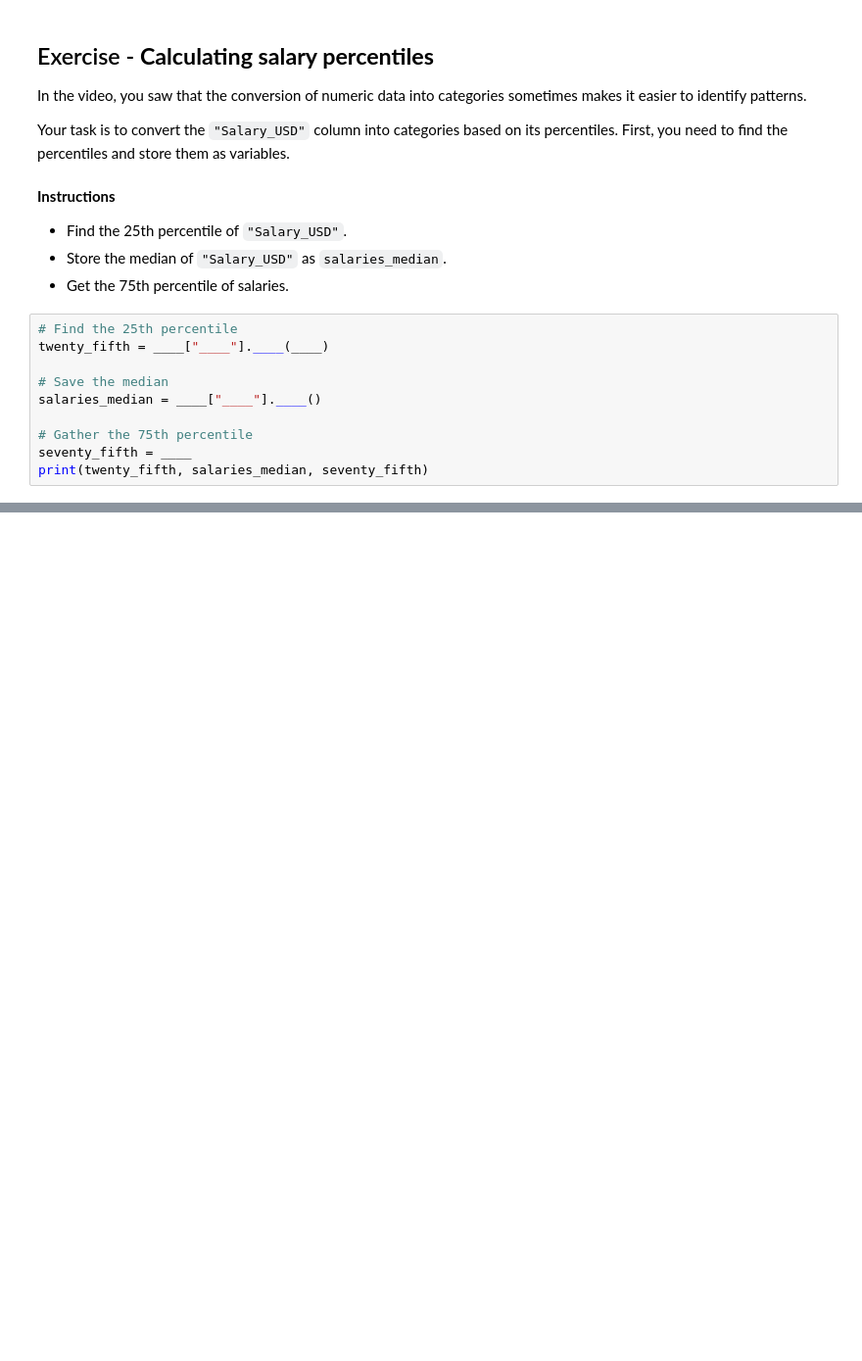
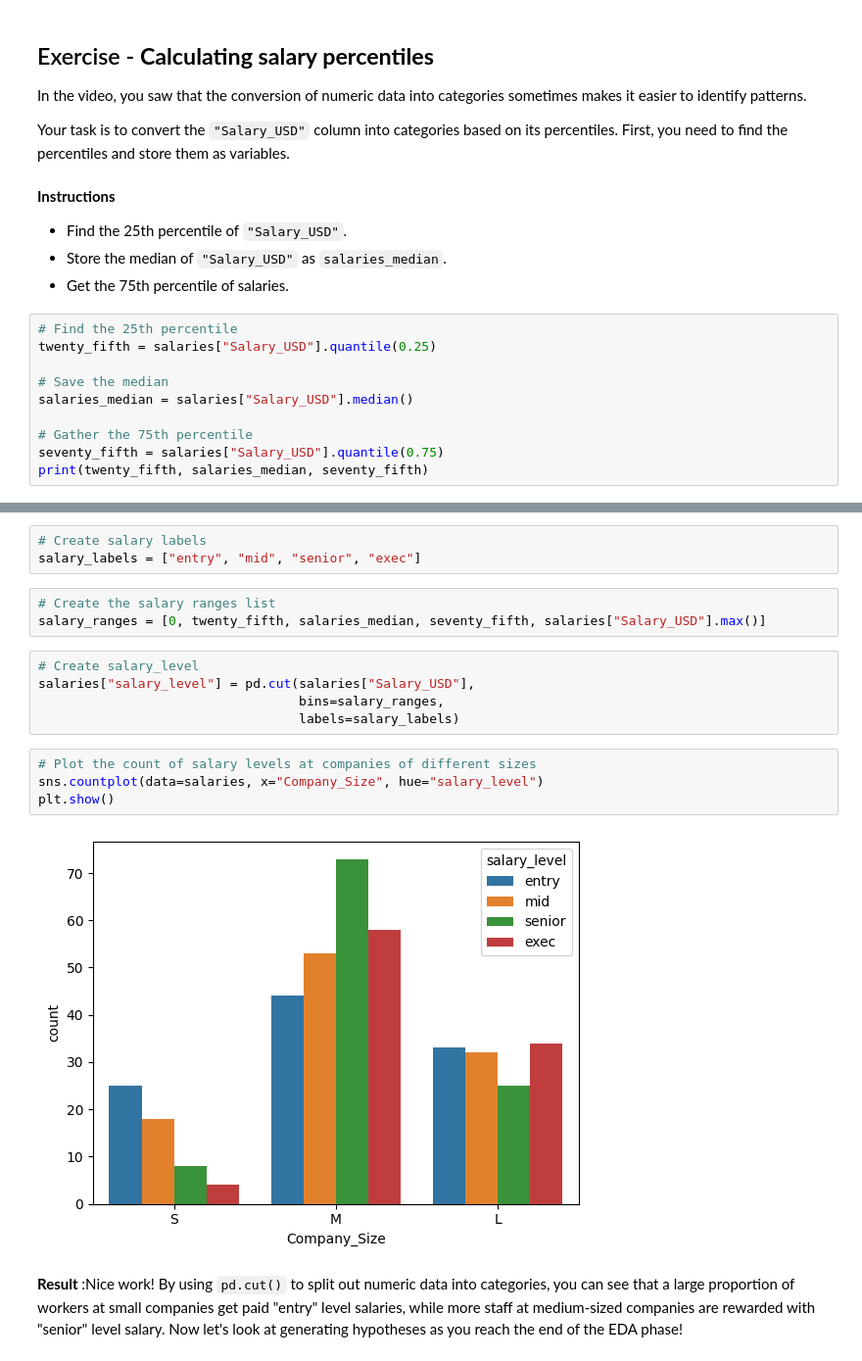
Before and after one commit to Marc86316/Data-Anaylsis-Portfolio, a Jupyter notebook: Exploratory_Data_Analysis_in_Python/Turning_Exploratory_Analysis_into_Action.ipynb, the cells around one changed output, grey strips where cells are left out. Shown at 98% size. Drawn from its saved outputs; the diff is of its cells as text; blank space fills up the shorter version.

```diff
--- a/Exploratory_Data_Analysis_in_Python/Turning_Exploratory_Analysis_into_Action.ipynb
+++ b/Exploratory_Data_Analysis_in_Python/Turning_Exploratory_Analysis_into_Action.ipynb
@@ -231,11 +231,11 @@ Your task is to convert the `"Salary_USD"` column into categories based on its p
 * Get the 75th percentile of salaries.
 # %%
 # Find the 25th percentile
-twenty_fifth = ____["____"].____(____)
+twenty_fifth = salaries["Salary_USD"].quantile(0.25)
 
 # Save the median
-salaries_median = ____["____"].____()
+salaries_median = salaries["Salary_USD"].median()
 
 # Gather the 75th percentile
-seventy_fifth = ____
+seventy_fifth = salaries["Salary_USD"].quantile(0.75)
 print(twenty_fifth, salaries_median, seventy_fifth)
@@ -241,0 +259,19 @@ print(twenty_fifth, salaries_median, seventy_fifth)
+# %%
+# Create salary labels
+salary_labels = ["entry", "mid", "senior", "exec"]
+# %%
+# Create the salary ranges list
+salary_ranges = [0, twenty_fifth, salaries_median, seventy_fifth, salaries["Salary_USD"].max()]
+# %%
+# Create salary_level
+salaries["salary_level"] = pd.cut(salaries["Salary_USD"],
+                                  bins=salary_ranges,
+                                  labels=salary_labels)
+# %%
+# Plot the count of salary levels at companies of different sizes
+sns.countplot(data=salaries, x="Company_Size", hue="salary_level")
+plt.show()
+# %% [output]
+[figure, added]
+# %% [markdown]
+**Result** :Nice work! By using `pd.cut()` to split out numeric data into categories, you can see that a large proportion of workers at small companies get paid "entry" level salaries, while more staff at medium-sized companies are rewarded with "senior" level salary. Now let's look at generating hypotheses as you reach the end of the EDA phase!
```
Also changed, not shown: parts of 5 cells of this notebook.
